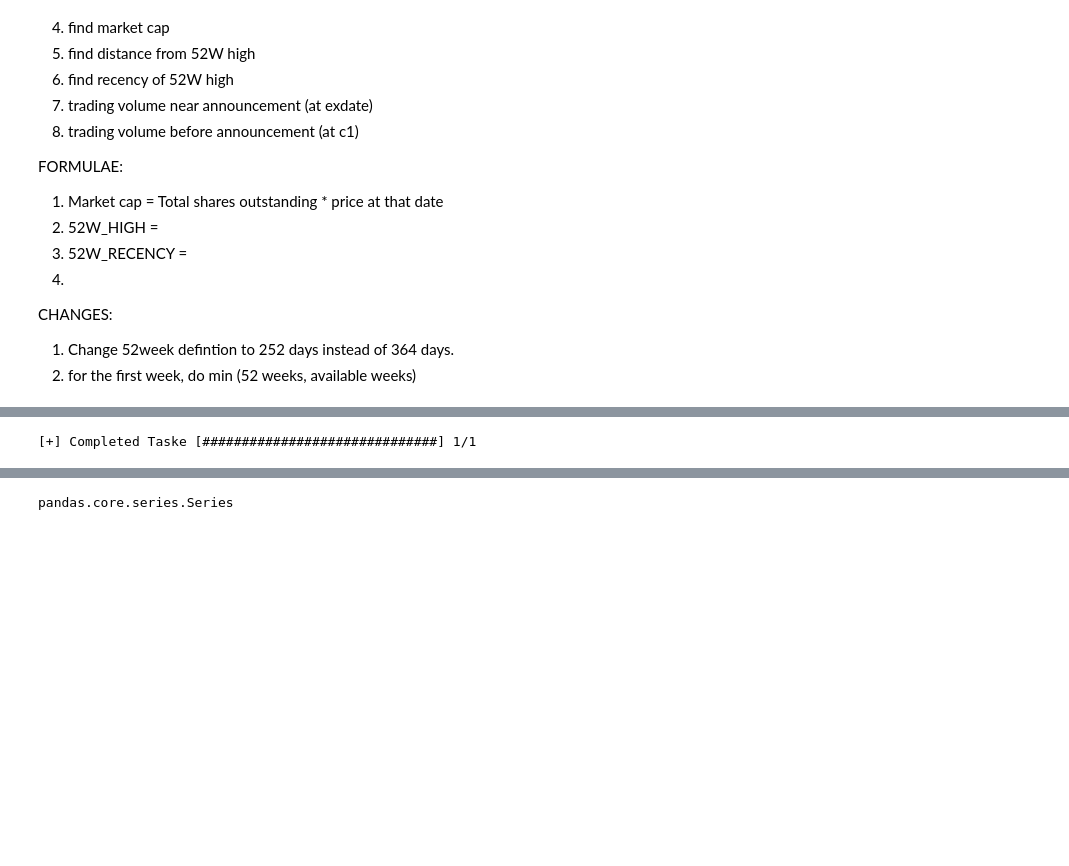
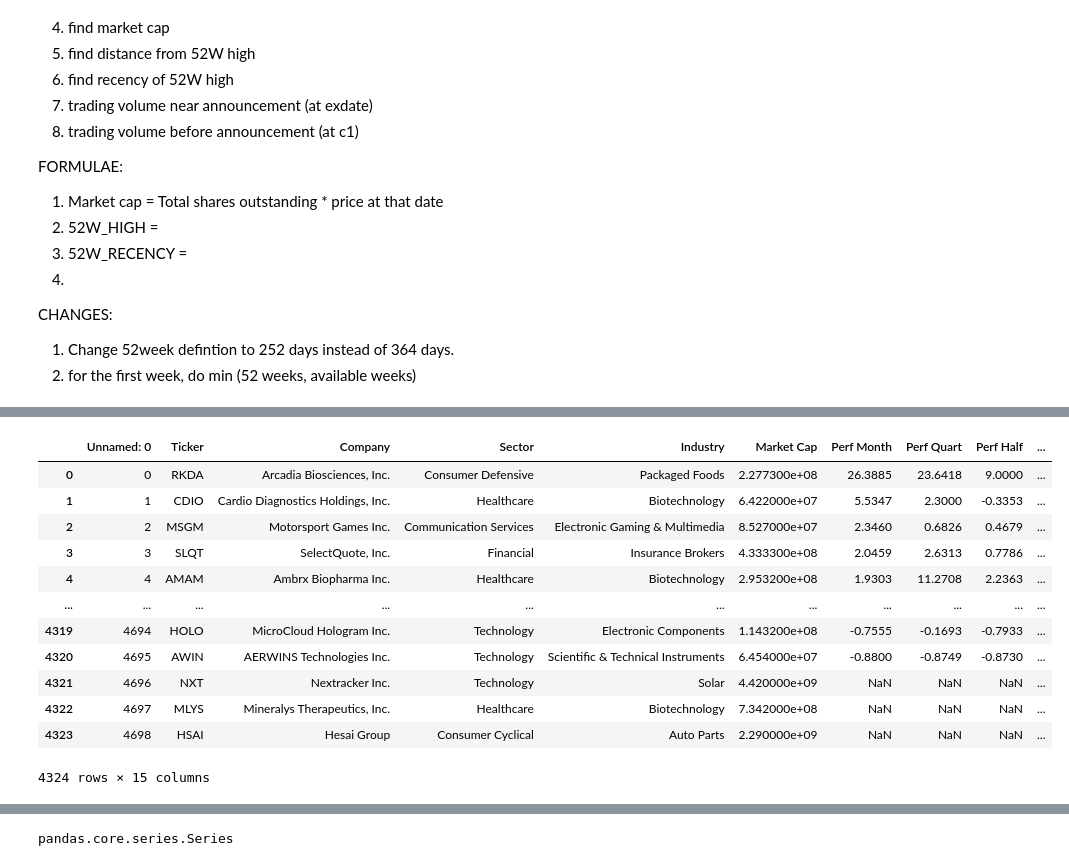
Before and after one commit to yashalgo/code, a Jupyter notebook: ep/src/EP_BASIL.ipynb, the cells around one changed output, grey strips where cells are left out. Saved outputs shown, nothing was run; the diff lists cells and outputs as text; code cells hidden in the pictures; blank space fills up the shorter version.

```diff
--- a/ep/src/EP_BASIL.ipynb
+++ b/ep/src/EP_BASIL.ipynb
@@ -29,19 +67,61 @@ CHANGES:
+# %%
+df = pd.read_csv('stocks/FINAL_US_STOCKS.csv')
+# %%
+df
+# %% [output]
+|  | Unnamed: 0 | Ticker | Company | Sector | Industry | Market Cap | Perf Month | Perf Quart | Perf Half | ... |
+| 0 | 0 | RKDA | Arcadia Biosciences, Inc. | Consumer Defensive | Packaged Foods | 2.277300e+08 | 26.3885 | 23.6418 | 9.0000 | ... |
+| 1 | 1 | CDIO | Cardio Diagnostics Holdings, Inc. | Healthcare | Biotechnology | 6.422000e+07 | 5.5347 | 2.3000 | -0.3353 | ... |
+| 2 | 2 | MSGM | Motorsport Games Inc. | Communication Services | Electronic Gaming & Multimedia | 8.527000e+07 | 2.3460 | 0.6826 | 0.4679 | ... |
+| 3 | 3 | SLQT | SelectQuote, Inc. | Financial | Insurance Brokers | 4.333300e+08 | 2.0459 | 2.6313 | 0.7786 | ... |
+| 4 | 4 | AMAM | Ambrx Biopharma Inc. | Healthcare | Biotechnology | 2.953200e+08 | 1.9303 | 11.2708 | 2.2363 | ... |
+| ... | ... | ... | ... | ... | ... | ... | ... | ... | ... | ... |
+| 4319 | 4694 | HOLO | MicroCloud Hologram Inc. | Technology | Electronic Components | 1.143200e+08 | -0.7555 | -0.1693 | -0.7933 | ... |
+| 4320 | 4695 | AWIN | AERWINS Technologies Inc. | Technology | Scientific & Technical Instruments | 6.454000e+07 | -0.8800 | -0.8749 | -0.8730 | ... |
+| 4321 | 4696 | NXT | Nextracker Inc. | Technology | Solar | 4.420000e+09 | NaN | NaN | NaN | ... |
+| 4322 | 4697 | MLYS | Mineralys Therapeutics, Inc. | Healthcare | Biotechnology | 7.342000e+08 | NaN | NaN | NaN | ... |
+| 4323 | 4698 | HSAI | Hesai Group | Consumer Cyclical | Auto Parts | 2.290000e+09 | NaN | NaN | NaN | ... |
+4324 rows × 15 columns
 # %%
-# import finviz
+# GET US STOCK LIST FROM FINVIZ
+
 from finvizfinance.screener.custom import Custom
 
 def get_us_stocks():
+    """
+    Unused
+    """
     fcustom = Custom()
     cols = [0, 1]
-    filters = { 'Country': 'USA' }
-    fcustom.set_filter(filters_dict=filters)
-    df1 = fcustom.screener_view(columns=cols, select_page=1, sleep_sec=1, order='Ticker')
-    return df1
+    ignore_filters = [ 'Closed-End Fund - Foreign', 'Closed-End Fund - Equity', 'Closed-End Fund - Debt', 'Shell Companies', 'Exchange Traded Fund']
+    my_industries = list(set(get_fv_filter_options('Industry')) - set(ignore_filters))
+#     print(my_industries)
+    master_df = pd.DataFrame()
+    for industry in my_industries:
+        fcustom = Custom()
+        cols = [0,1]
+        my_filters = { 'Country': 'USA', 'Industry': industry}
+        fcustom.set_filter(filters_dict=my_filters)
+        df1 = fcustom.screener_view(columns=cols, sleep_sec=1, order='Ticker')
+        pd.concat([master_df, df1], ignore_index=True)
+        print('[+] Done {}'.format(industry))
+    return master_df
+#     print("stringified", ','.join(my_industries))
+#     filters = { 'Country': 'USA', 'Industry': ','.join(my_industries)}
+#     fcustom.set_filter(filters_dict=filters)
+#     df1 = fcustom.screener_view(columns=cols, sleep_sec=1, order='Ticker')
+#     return df1
+
+def get_filters():
+    fcustom = Custom()
+    return fcustom.get_filters()
 
 def write_to_file(df, filename):
     df.to_csv(rf"{filename}", header=None, sep=' ', mode='w')
 
-write_to_file(get_us_stocks(), "stocks/US_STOCKS.txt")
+def get_fv_filter_options(filtername):
+    fcustom = Custom()
+    return fcustom.get_filter_options(filtername)
+
+write_to_file(get_us_stocks(), "stocks/UPDATED_US_STOCKS.txt")
 print("[+] Completed Task")
-# %% [output]
-[+] Completed Taske [##############################] 1/1
```
Also changed, not shown: parts of 28 cells of this notebook, 2 other files.
